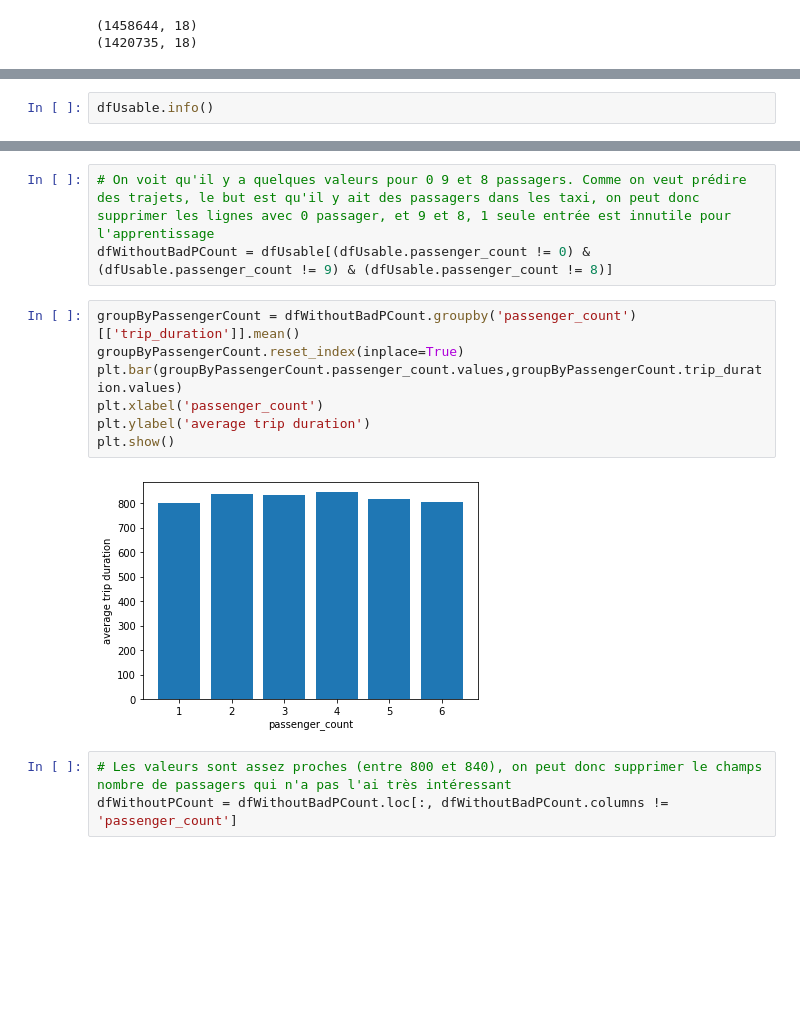
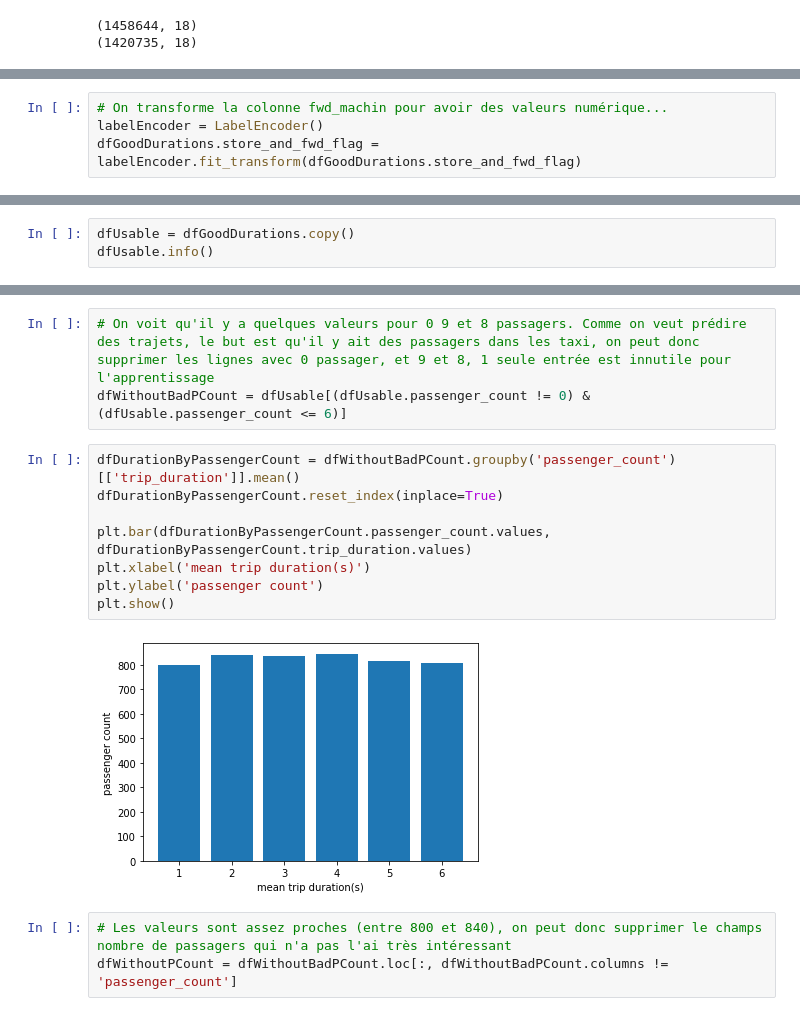
Before and after one commit to aemi-dev/td_taxidriver, a Jupyter notebook: precisePrediction.ipynb, the cells around one changed output, grey strips where cells are left out. Saved outputs shown, nothing was run; the diff lists cells and outputs as text; blank space fills up the shorter version.

```diff
--- a/precisePrediction.ipynb
+++ b/precisePrediction.ipynb
@@ -72,3 +69,7 @@ dfUsable = dfGoodDurations.drop(['store_and_fwd_flag'], axis=1)
+# %%
+# On transforme la colonne fwd_machin pour avoir des valeurs numérique...
+labelEncoder = LabelEncoder()
+dfGoodDurations.store_and_fwd_flag = labelEncoder.fit_transform(dfGoodDurations.store_and_fwd_flag)
 # %%
 # On affiche la matrice de corélation pour voir quelles valeurs sont +/- corrélée entre elles
 f = plt.figure(figsize=(13,13))
@@ -83,4 +93,5 @@ plt.show()
 # %%
+dfUsable = dfGoodDurations.copy()
 dfUsable.info()
 # %% [output]
 <class 'pandas.core.frame.DataFrame'>
@@ -117,15 +129,16 @@ Name: passenger_count, dtype: int64
 # %%
 # On voit qu'il y a quelques valeurs pour 0 9 et 8 passagers. Comme on veut prédire des trajets, le but est qu'il y ait des passagers dans les taxi, on peut donc supprimer les lignes avec 0 passager, et 9 et 8, 1 seule entrée est innutile pour l'apprentissage
-dfWithoutBadPCount = dfUsable[(dfUsable.passenger_count != 0) & (dfUsable.passenger_count != 9) & (dfUsable.passenger_count != 8)]
+dfWithoutBadPCount = dfUsable[(dfUsable.passenger_count != 0) & (dfUsable.passenger_count <= 6)]
 # %%
-groupByPassengerCount = dfWithoutBadPCount.groupby('passenger_count')[['trip_duration']].mean()
-groupByPassengerCount.reset_index(inplace=True)
-plt.bar(groupByPassengerCount.passenger_count.values,groupByPassengerCount.trip_duration.values)
-plt.xlabel('passenger_count')
-plt.ylabel('average trip duration')
+dfDurationByPassengerCount = dfWithoutBadPCount.groupby('passenger_count')[['trip_duration']].mean()
+dfDurationByPassengerCount.reset_index(inplace=True)
+
+plt.bar(dfDurationByPassengerCount.passenger_count.values, dfDurationByPassengerCount.trip_duration.values)
+plt.xlabel('mean trip duration(s)')
+plt.ylabel('passenger count')
 plt.show()
 # %% [output]
-[figure, old version]
+[figure, new version]
 # %%
 # Les valeurs sont assez proches (entre 800 et 840), on peut donc supprimer le champs nombre de passagers qui n'a pas l'ai très intéressant
 dfWithoutPCount = dfWithoutBadPCount.loc[:, dfWithoutBadPCount.columns != 'passenger_count']
```
Also changed, not shown: parts of 15 cells of this notebook, 2 other files.
